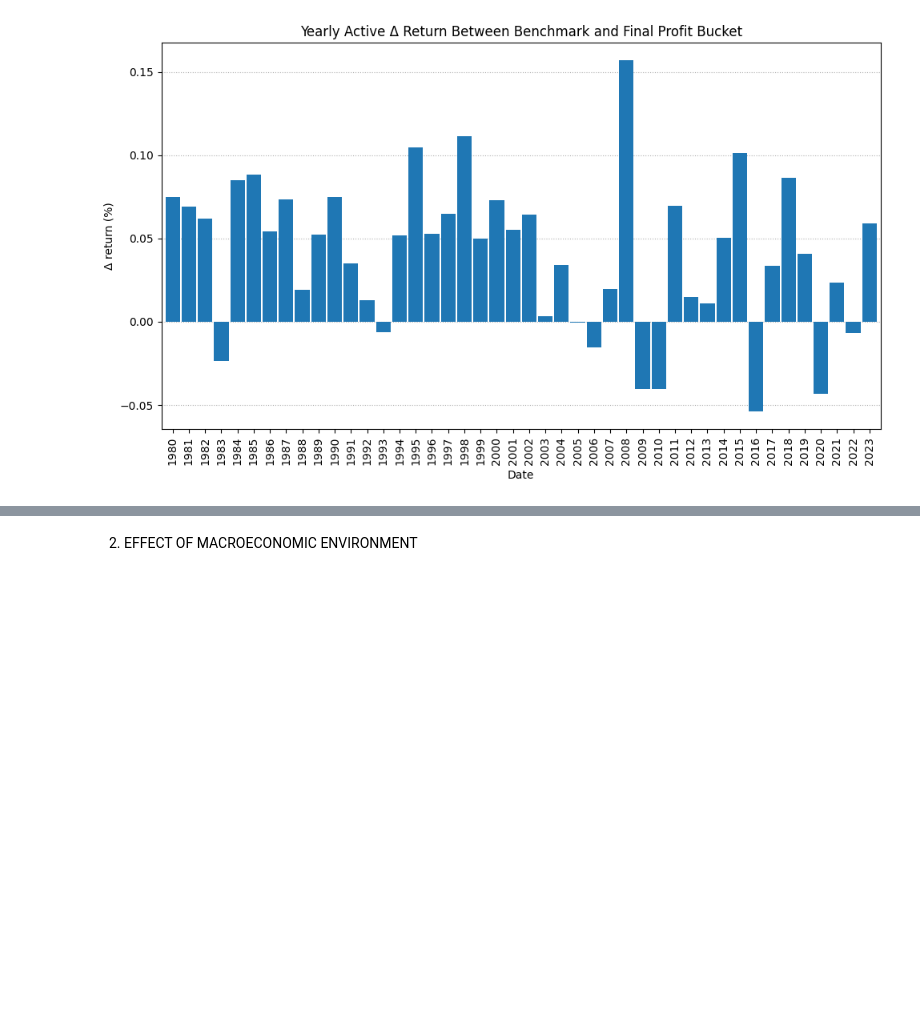
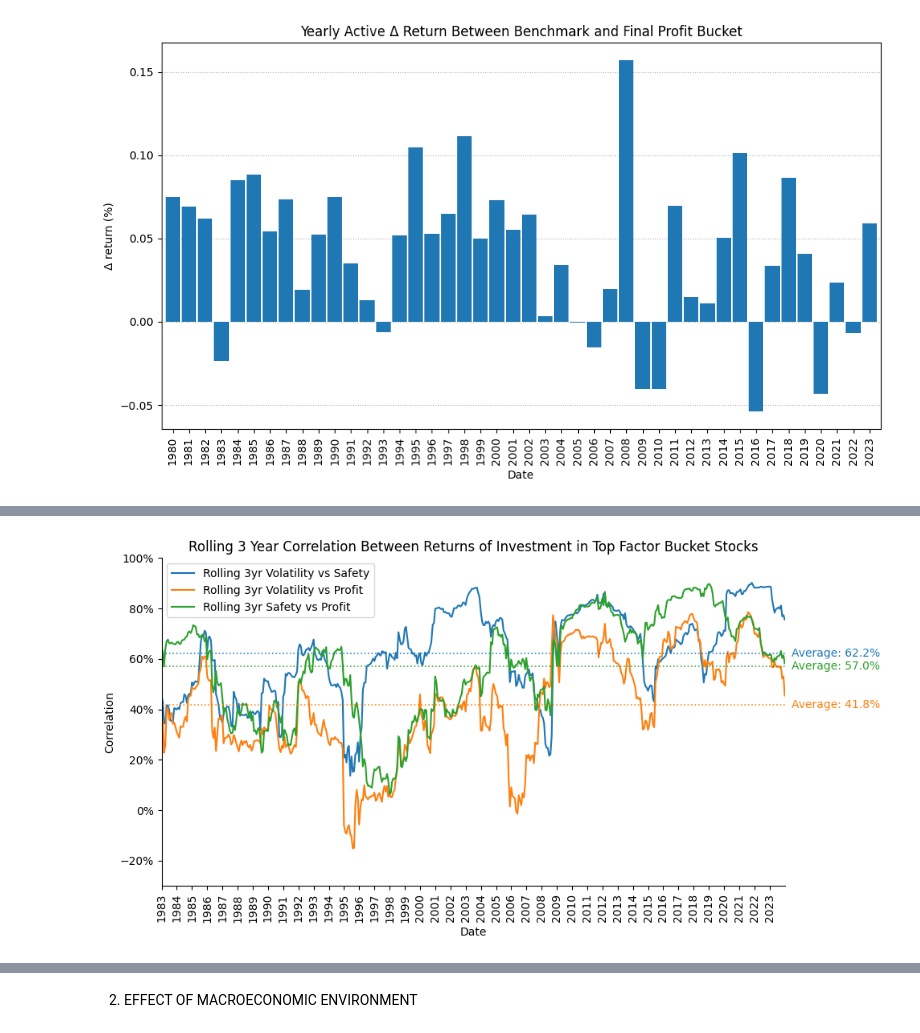
Before and after one commit to Petrichor2390/Portfolio_management, a Jupyter notebook: ass/A_14247617.ipynb, the cells around one changed output, grey strips where cells are left out. Cells and saved outputs as stored; diff of their text form; code cells hidden in the pictures; blank space fills up the shorter version.

```diff
--- a/ass/A_14247617.ipynb
+++ b/ass/A_14247617.ipynb
@@ -265,0 +268,79 @@ roll_36_tvol_profit.plot()
+# %%
+#now to calculate the correlation between the factors!
+roll_corr = pd.DataFrame()
+roll_corr['tvol_safety'] = actives['tvol'].rolling(36).corr(actives['safety'])
+roll_corr['tvol_profit'] = actives['tvol'].rolling(36).corr(actives['profit'])
+roll_corr['safety_profit'] = actives['safety'].rolling(36).corr(actives['profit'])
+
+averages = [roll_corr['tvol_safety'].mean(), roll_corr['tvol_profit'].mean(), roll_corr['safety_profit'].mean()]
+
+roll_corr_plot = roll_corr.plot(figsize=(10, 6))
+roll_corr_plot.yaxis.set_major_formatter(mticker.PercentFormatter(xmax=1.0, decimals=0))
+roll_corr_plot.set_ylim(-.3, 1)
+roll_corr_plot.tick_params(axis='x', labelrotation=90)
+roll_corr_plot.spines['top'].set_visible(False)
+roll_corr_plot.spines['right'].set_visible(False)
+first_valid = roll_corr.index[roll_corr.notna().any(axis=1)][0]
+roll_corr_plot.xaxis.set_major_locator(mdates.YearLocator(base=1, month=1, day=1))
+roll_corr_plot.xaxis.set_major_formatter(mdates.DateFormatter('%Y'))
+roll_corr_plot.set_xlim(left=first_valid, right=roll_corr.index.max())  # no extra room on the right
+roll_corr_plot.margins(x=0)
+
+legend_map = {
+        "tvol_safety" : "Rolling 3yr Volatility vs Safety",
+        "tvol_profit" : "Rolling 3yr Volatility vs Profit",
+        "safety_profit" : "Rolling 3yr Safety vs Profit",
+}
+handles, labels = roll_corr_plot.get_legend_handles_labels()
+roll_corr_plot.legend(handles, [legend_map.get(l, l) for l in labels])
+
+y = float(averages[0])
+c = 'tab:blue'
+x0 = roll_corr.index.sort_values()[35]
+x1 = roll_corr.index.max()
+roll_corr_plot.hlines(y=y, xmin=x0, xmax=x1,colors=c, linestyles=':', linewidth=1.2, alpha=0.9)
+roll_corr_plot.annotate(f'Average: {y:.1%}',
+                        xy=(1, y),                         # x=right edge of axes
+                        xycoords=('axes fraction', 'data'),# x in axes coords, y in data coords
+                        xytext=(6, 0), textcoords='offset points',
+                        ha='left', va='center',
+                        color=c,
+                        bbox=dict(boxstyle='round,pad=0.2', fc='white', ec='none'),
+                        clip_on=False)
+
+y = float(averages[1])
+c = 'tab:orange'
+x0 = roll_corr.index.sort_values()[35]
+x1 = roll_corr.index.max()
+roll_corr_plot.hlines(y=y, xmin=x0, xmax=x1,colors=c, linestyles=':', linewidth=1.2, alpha=0.9)
+roll_corr_plot.annotate(f'Average: {y:.1%}',
+                        xy=(1, y),                         # x=right edge of axes
+                        xycoords=('axes fraction', 'data'),# x in axes coords, y in data coords
+                        xytext=(6, 0), textcoords='offset points',
+                        ha='left', va='center',
+                        color=c,
+                        bbox=dict(boxstyle='round,pad=0.2', fc='white', ec='none'),
+                        clip_on=False)
+
+y = float(averages[2])
+c = 'tab:green'
+x0 = roll_corr.index.sort_values()[35]
+x1 = roll_corr.index.max()
+roll_corr_plot.hlines(y=y, xmin=x0, xmax=x1,colors=c, linestyles=':', linewidth=1.2, alpha=0.9)
+roll_corr_plot.annotate(f'Average: {y:.1%}',
+                        xy=(1, y),                         # x=right edge of axes
+                        xycoords=('axes fraction', 'data'),# x in axes coords, y in data coords
+                        xytext=(6, 0), textcoords='offset points',
+                        ha='left', va='center',
+                        color=c,
+                        bbox=dict(boxstyle='round,pad=0.2', fc='white', ec='none'),
+                        clip_on=False)
+
+
+for lbl in roll_corr_plot.get_xticklabels():
+        lbl.set_ha('center')
+
+roll_corr_plot.set_xlabel('Date')
+roll_corr_plot.set_ylabel('Correlation')
+roll_corr_plot.set_title('Rolling 3 Year Correlation Between Returns of Investment in Top Factor Bucket Stocks')
+# %% [output]
@@ -265,0 +348 @@ roll_36_tvol_profit.plot()
+[figure, added]
```
Also changed, not shown: parts of 15 cells of this notebook, 1 other file.
